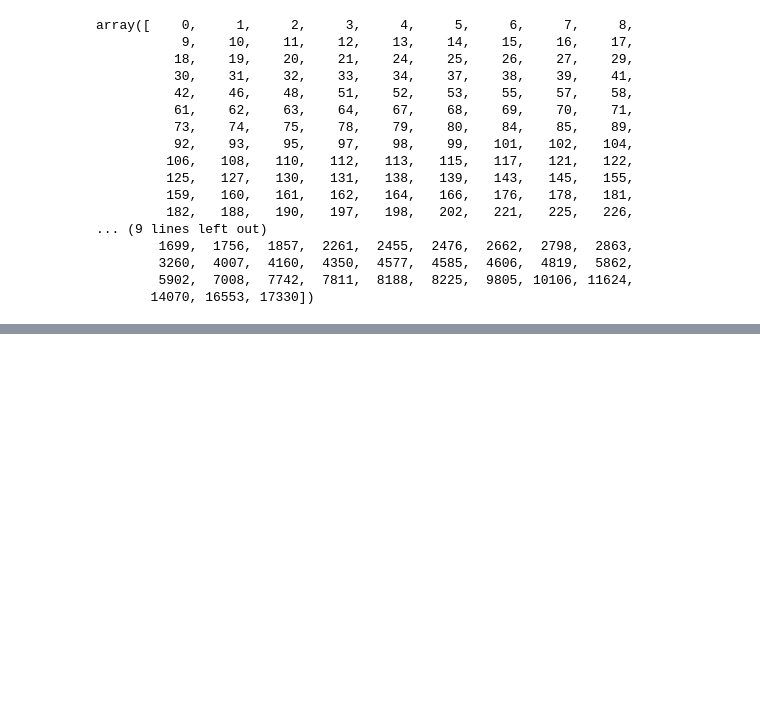
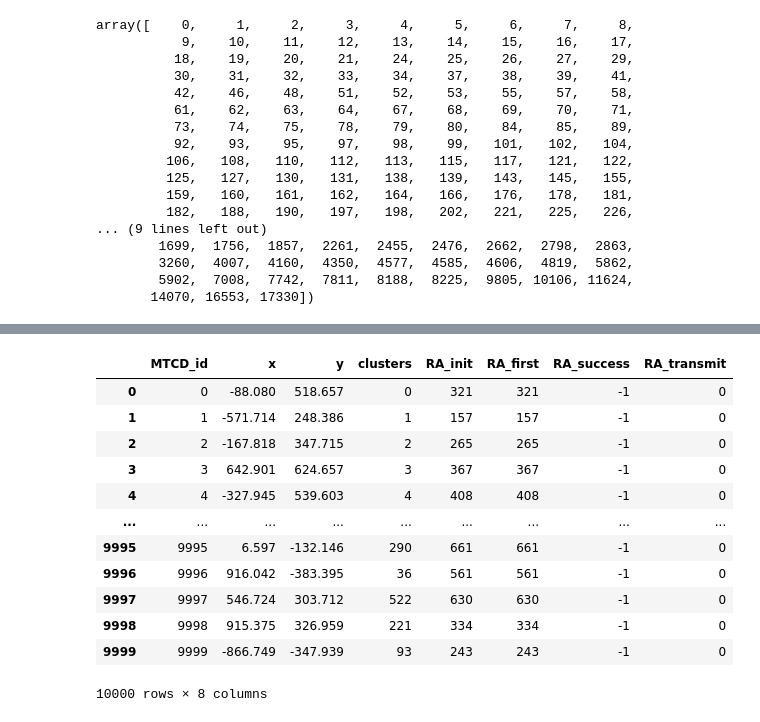
Before and after one commit to KenWang42/TDCR, a Jupyter notebook: D2D_Grouping/circular/D2D_data_test.ipynb, the cells around one changed output, grey strips where cells are left out. Cells and saved outputs as stored; diff of their text form; code cells hidden in the pictures; blank space fills up the shorter version.

```diff
--- a/D2D_Grouping/circular/D2D_data_test.ipynb
+++ b/D2D_Grouping/circular/D2D_data_test.ipynb
@@ -39,0 +70,3 @@ np.unique(MTCD_grouping.clusters).shape
+# %%
+MTCD_RA = pd.read_csv(f'MTCD_RA_Time_{nMTCD}.csv', index_col=False)
+MTCD_RA.head()
@@ -39,0 +80,18 @@ np.unique(MTCD_grouping.clusters).shape
+# %%
+MTCD_data = pd.concat([MTCD_grouping, MTCD_RA], axis=1,sort=False)
+# %%
+MTCD_data
+# %% [output]
+|  | MTCD_id | x | y | clusters | RA_init | RA_first | RA_success | RA_transmit |
+| 0 | 0 | -88.080 | 518.657 | 0 | 321 | 321 | -1 | 0 |
+| 1 | 1 | -571.714 | 248.386 | 1 | 157 | 157 | -1 | 0 |
+| 2 | 2 | -167.818 | 347.715 | 2 | 265 | 265 | -1 | 0 |
+| 3 | 3 | 642.901 | 624.657 | 3 | 367 | 367 | -1 | 0 |
+| 4 | 4 | -327.945 | 539.603 | 4 | 408 | 408 | -1 | 0 |
+| ... | ... | ... | ... | ... | ... | ... | ... | ... |
+| 9995 | 9995 | 6.597 | -132.146 | 290 | 661 | 661 | -1 | 0 |
+| 9996 | 9996 | 916.042 | -383.395 | 36 | 561 | 561 | -1 | 0 |
+| 9997 | 9997 | 546.724 | 303.712 | 522 | 630 | 630 | -1 | 0 |
+| 9998 | 9998 | 915.375 | 326.959 | 221 | 334 | 334 | -1 | 0 |
+| 9999 | 9999 | -866.749 | -347.939 | 93 | 243 | 243 | -1 | 0 |
+10000 rows × 8 columns
```
Also changed, not shown: parts of 8 cells of this notebook, 6 other files.
